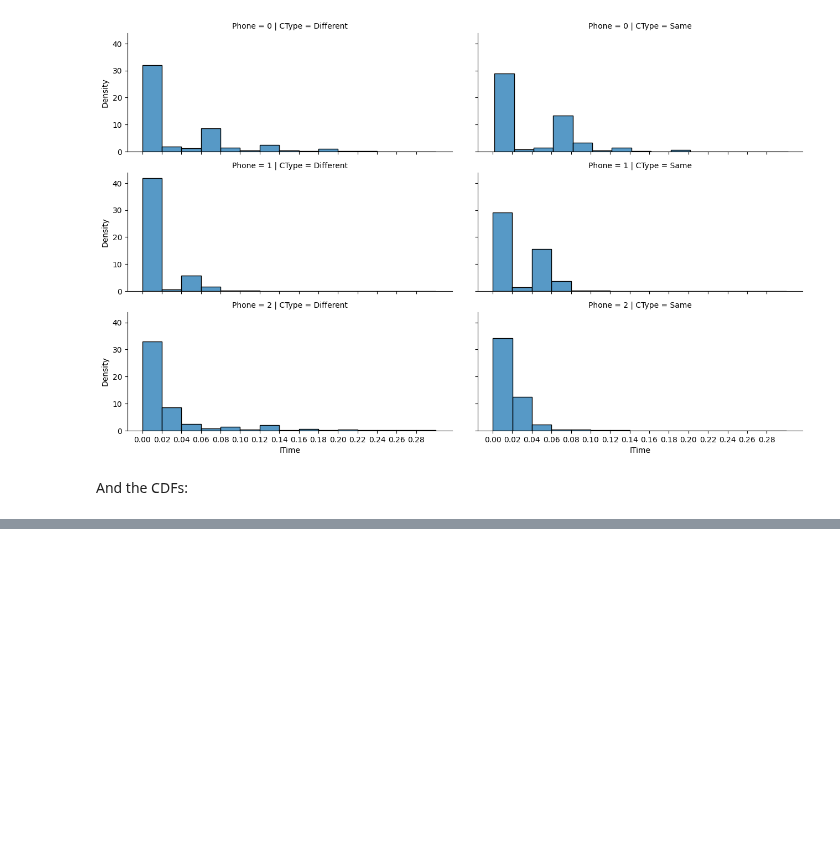
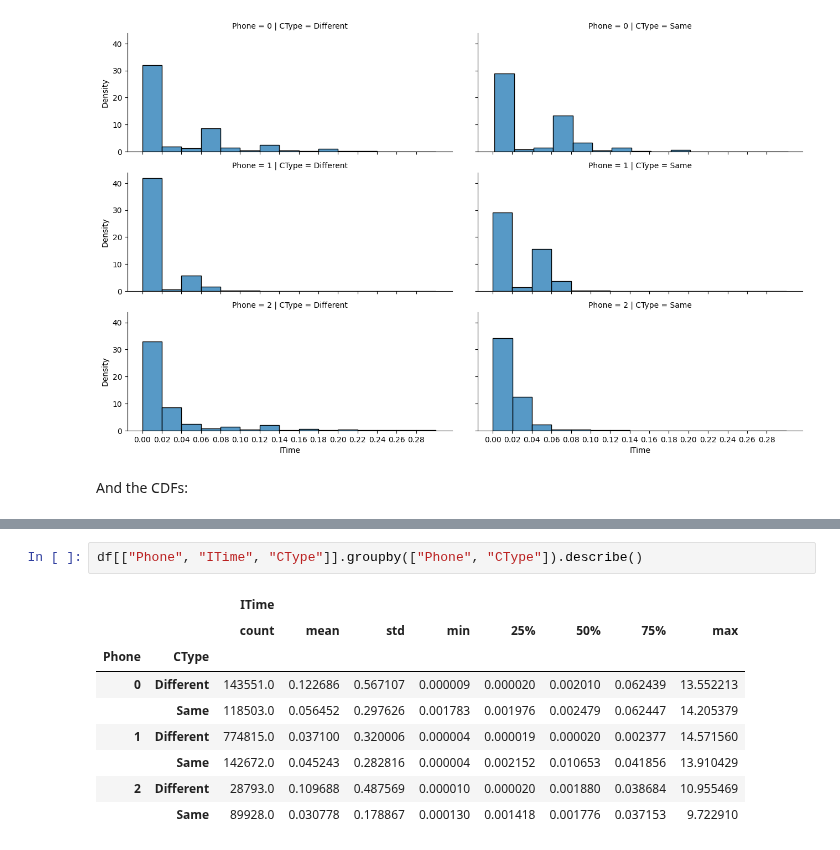
Before and after one commit to jdeinum/SDR, a Jupyter notebook: analysis/sdr_v4.ipynb, the cells around one changed output, grey strips where cells are left out. Cells and saved outputs as stored; diff of their text form; blank space fills up the shorter version.

```diff
--- a/analysis/sdr_v4.ipynb
+++ b/analysis/sdr_v4.ipynb
@@ -133,0 +157,12 @@ plt.show()
+# %%
+df[["Phone", "ITime", "CType"]].groupby(["Phone", "CType"]).describe()
+# %% [output]
+|  |  | ITime |  |  |  |  |  |  |  |
+|  |  | count | mean | std | min | 25% | 50% | 75% | max |
+| Phone | CType |  |  |  |  |  |  |  |  |
+| 0 | Different | 143551.0 | 0.122686 | 0.567107 | 0.000009 | 0.000020 | 0.002010 | 0.062439 | 13.552213 |
+|  | Same | 118503.0 | 0.056452 | 0.297626 | 0.001783 | 0.001976 | 0.002479 | 0.062447 | 14.205379 |
+| 1 | Different | 774815.0 | 0.037100 | 0.320006 | 0.000004 | 0.000019 | 0.000020 | 0.002377 | 14.571560 |
+|  | Same | 142672.0 | 0.045243 | 0.282816 | 0.000004 | 0.002152 | 0.010653 | 0.041856 | 13.910429 |
+| 2 | Different | 28793.0 | 0.109688 | 0.487569 | 0.000010 | 0.000020 | 0.001880 | 0.038684 | 10.955469 |
+|  | Same | 89928.0 | 0.030778 | 0.178867 | 0.000130 | 0.001418 | 0.001776 | 0.037153 | 9.722910 |
```
Also changed, not shown: parts of 11 cells of this notebook, 1 other file.
